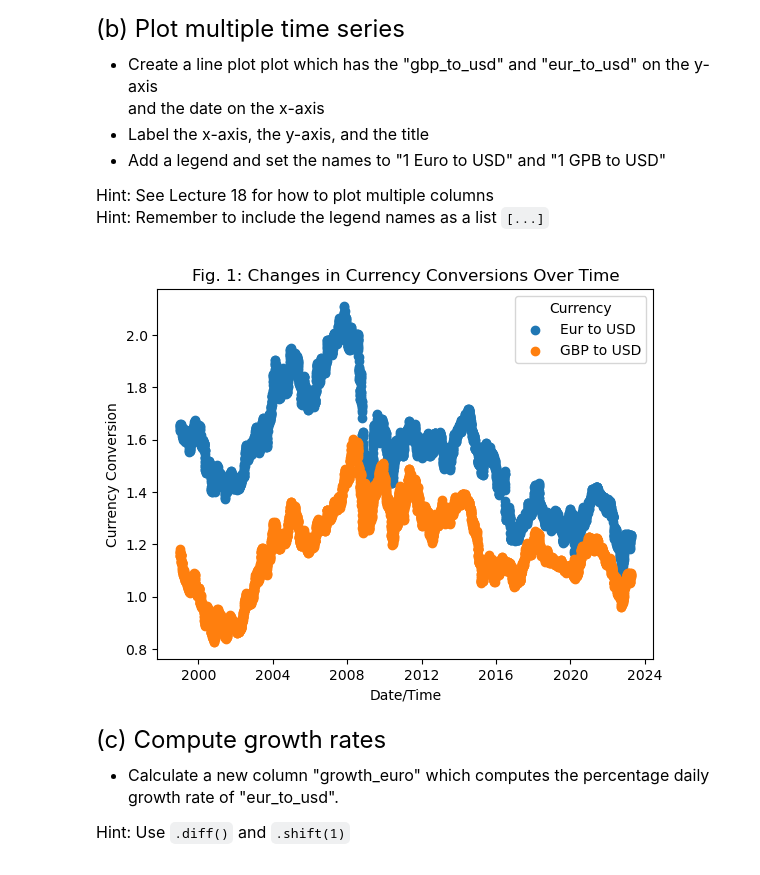
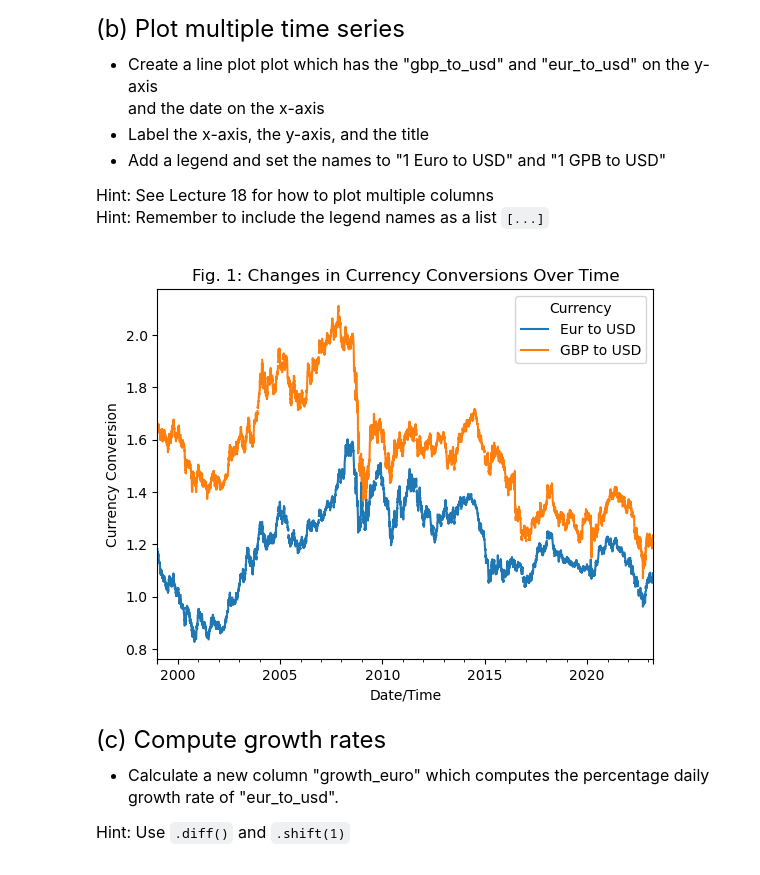
Before and after one commit to jojoonthego/qtm151spring2025, a Jupyter notebook: Quiz4/Quiz4.ipynb, the cells around one changed output. Drawn from its saved outputs; the diff is of its cells as text; code cells hidden in the pictures.

````diff
--- a/Quiz4/Quiz4.ipynb
+++ b/Quiz4/Quiz4.ipynb
@@ -78,15 +78,16 @@ Hint: See Lecture 18 for how to plot multiple columns <br>
 Hint: Remember to include the legend names as a list ```[...]```
 # %%
 # Write your own code
-plt.scatter(x=currencies["date_string"],y=currencies["eur_to_usd"])
-plt.scatter(x=currencies["date_string"],y=currencies["gbp_to_usd"])
+
+
+currencies[["date_string","gbp_to_usd","eur_to_usd"]].set_index("date_string").plot()
 plt.xlabel("Date/Time")
 plt.ylabel("Currency Conversion")
 plt.title("Fig. 1: Changes in Currency Conversions Over Time")
 plt.legend(labels=["Eur to USD","GBP to USD"],title="Currency")
 plt.show()
 # %% [output]
-[figure, old version]
+[figure, new version]
 # %% [markdown]
 <font size = "5">
 
````
Also changed, not shown: parts of 8 cells of this notebook, 1 other file.
